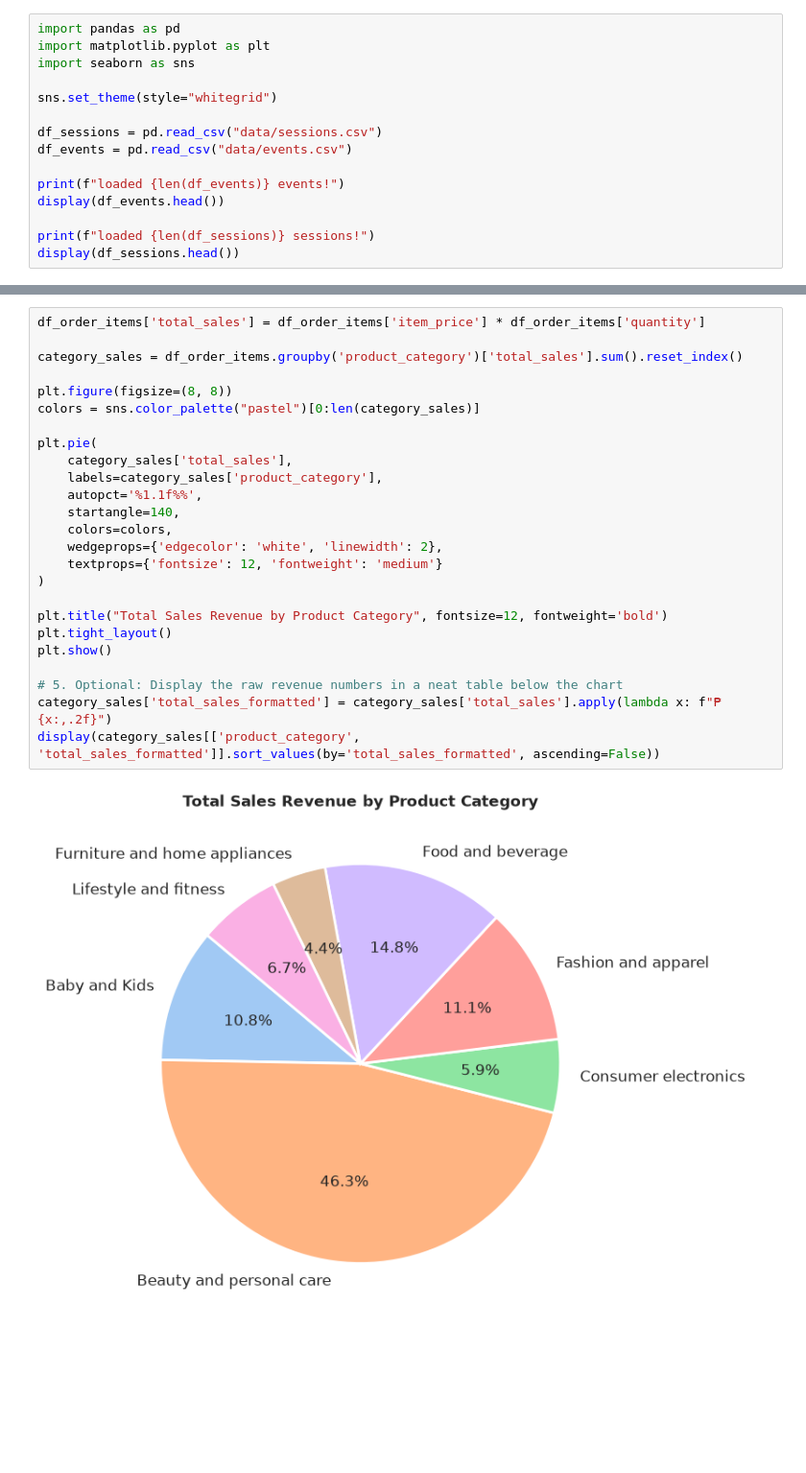
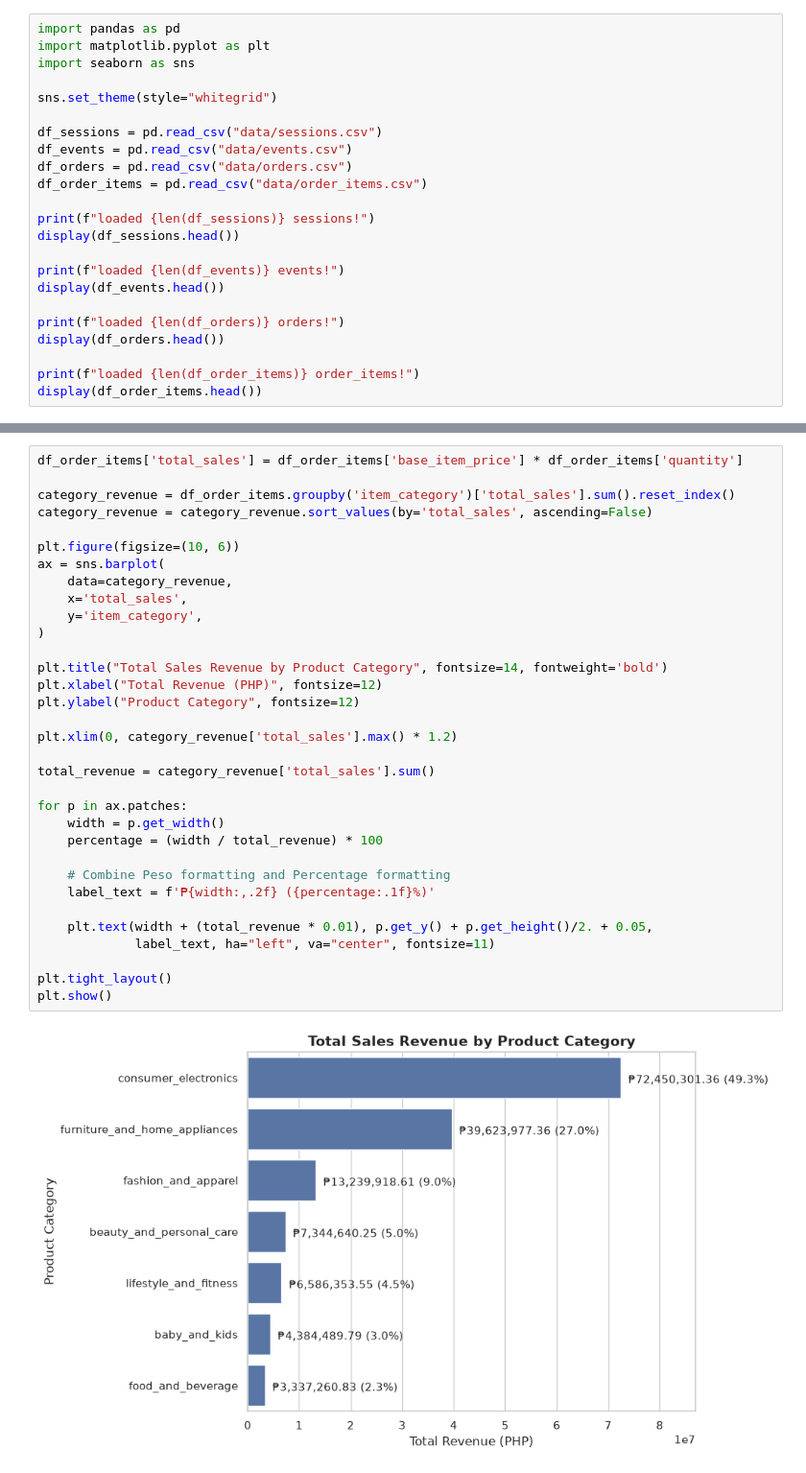
Before and after one commit to ruicchi/ph-ecommerce-data-simulator, a Jupyter notebook: exploratory_data_analysis.ipynb, the cells around one changed output, grey strips where cells are left out. Shown at 96% size. Drawn from its saved outputs; the diff is of its cells as text; blank space fills up the shorter version.

Commit message:
feat: added more graphs

```diff
--- a/exploratory_data_analysis.ipynb
+++ b/exploratory_data_analysis.ipynb
@@ -7,10 +7,18 @@ sns.set_theme(style="whitegrid")
 
 df_sessions = pd.read_csv("data/sessions.csv")
 df_events = pd.read_csv("data/events.csv")
+df_orders = pd.read_csv("data/orders.csv")
+df_order_items = pd.read_csv("data/order_items.csv")
+
+print(f"loaded {len(df_sessions)} sessions!")
+display(df_sessions.head())
 
 print(f"loaded {len(df_events)} events!")
 display(df_events.head())
 
-print(f"loaded {len(df_sessions)} sessions!")
-display(df_sessions.head())
+print(f"loaded {len(df_orders)} orders!")
+display(df_orders.head())
+
+print(f"loaded {len(df_order_items)} order_items!")
+display(df_order_items.head())
 # %% [output]
@@ -131,29 +154,37 @@ plt.show()
 # %% [output]
 [figure]
 # %%
-df_order_items['total_sales'] = df_order_items['item_price'] * df_order_items['quantity']
+df_order_items['total_sales'] = df_order_items['base_item_price'] * df_order_items['quantity']
 
-category_sales = df_order_items.groupby('product_category')['total_sales'].sum().reset_index()
+category_revenue = df_order_items.groupby('item_category')['total_sales'].sum().reset_index()
+category_revenue = category_revenue.sort_values(by='total_sales', ascending=False)
 
-plt.figure(figsize=(8, 8))
-colors = sns.color_palette("pastel")[0:len(category_sales)]
-
-plt.pie(
-    category_sales['total_sales'],
-    labels=category_sales['product_category'],
-    autopct='%1.1f%%',
-    startangle=140,
-    colors=colors,
-    wedgeprops={'edgecolor': 'white', 'linewidth': 2},
-    textprops={'fontsize': 12, 'fontweight': 'medium'}
+plt.figure(figsize=(10, 6))
+ax = sns.barplot(
+    data=category_revenue,
+    x='total_sales',
+    y='item_category',
 )
 
-plt.title("Total Sales Revenue by Product Category", fontsize=12, fontweight='bold')
+plt.title("Total Sales Revenue by Product Category", fontsize=14, fontweight='bold')
+plt.xlabel("Total Revenue (PHP)", fontsize=12)
+plt.ylabel("Product Category", fontsize=12)
+
+plt.xlim(0, category_revenue['total_sales'].max() * 1.2)
+
+total_revenue = category_revenue['total_sales'].sum()
+
+for p in ax.patches:
+    width = p.get_width()
+    percentage = (width / total_revenue) * 100
+
+    # Combine Peso formatting and Percentage formatting
+    label_text = f'₱{width:,.2f} ({percentage:.1f}%)'
+
+    plt.text(width + (total_revenue * 0.01), p.get_y() + p.get_height()/2. + 0.05,
+             label_text, ha="left", va="center", fontsize=11)
+
 plt.tight_layout()
 plt.show()
-
-# 5. Optional: Display the raw revenue numbers in a neat table below the chart
-category_sales['total_sales_formatted'] = category_sales['total_sales'].apply(lambda x: f"₱{x:,.2f}")
-display(category_sales[['product_category', 'total_sales_formatted']].sort_values(by='total_sales_formatted', ascending=False))
 # %% [output]
-[figure, old version]
+[figure, new version]
```
Also changed, not shown: parts of 8 cells of this notebook, 1 other file.
